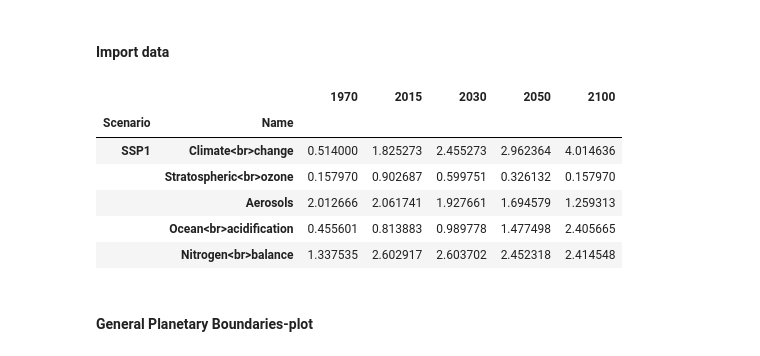
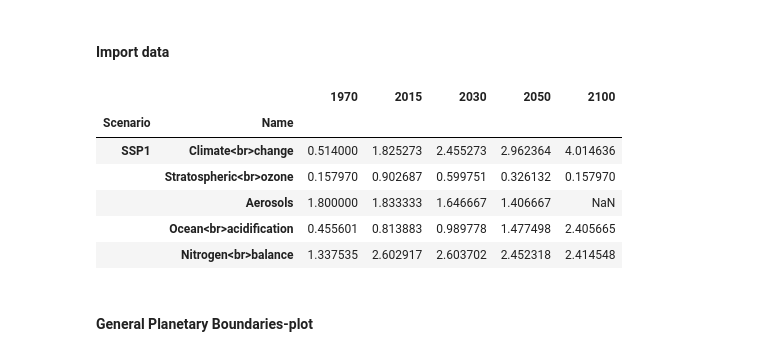
Before and after one commit to imagepbl/planetary_boundaries, a Jupyter notebook: Planetary boundaries - paper figures.ipynb, the cells around one changed output. Cells and saved outputs as stored; diff of their text form; code cells hidden in the pictures.

```diff
--- a/Planetary boundaries - paper figures.ipynb
+++ b/Planetary boundaries - paper figures.ipynb
@@ -24,18 +24,17 @@ index_rename_map =  {
 # %%
 def load_data(filename):
     pb_values_raw = pd.read_excel(filename, sheet_name="Values in Figures", header=0)
     pb_values_raw.columns = ['Name', 'Region', 'Scenario'] + pb_values_raw.columns[3:].tolist()
     pb_values_raw = pb_values_raw.replace(index_rename_map).drop(columns='Region').set_index(['Scenario', 'Name'])
     return pb_values_raw
 
-pb_values_raw = load_data('Data/summary - 20240529.xlsx')
-# pb_values_raw = load_data('Data/summary - 20240703.xlsx')
+pb_values_raw = load_data('Data/summary.xlsx')
 pb_values_raw.head()
 # %% [output]
 |  |  | 1970 | 2015 | 2030 | 2050 | 2100 |
 | Scenario | Name |  |  |  |  |  |
 | SSP1 | Climate<br>change | 0.514000 | 1.825273 | 2.455273 | 2.962364 | 4.014636 |
 |  | Stratospheric<br>ozone | 0.157970 | 0.902687 | 0.599751 | 0.326132 | 0.157970 |
-|  | Aerosols | 2.012666 | 2.061741 | 1.927661 | 1.694579 | 1.259313 |
+|  | Aerosols | 1.800000 | 1.833333 | 1.646667 | 1.406667 | NaN |
 |  | Ocean<br>acidification | 0.455601 | 0.813883 | 0.989778 | 1.477498 | 2.405665 |
 |  | Nitrogen<br>balance | 1.337535 | 2.602917 | 2.603702 | 2.452318 | 2.414548 |
```
Also changed, not shown: parts of 1 cell of this notebook, 1 other file.
